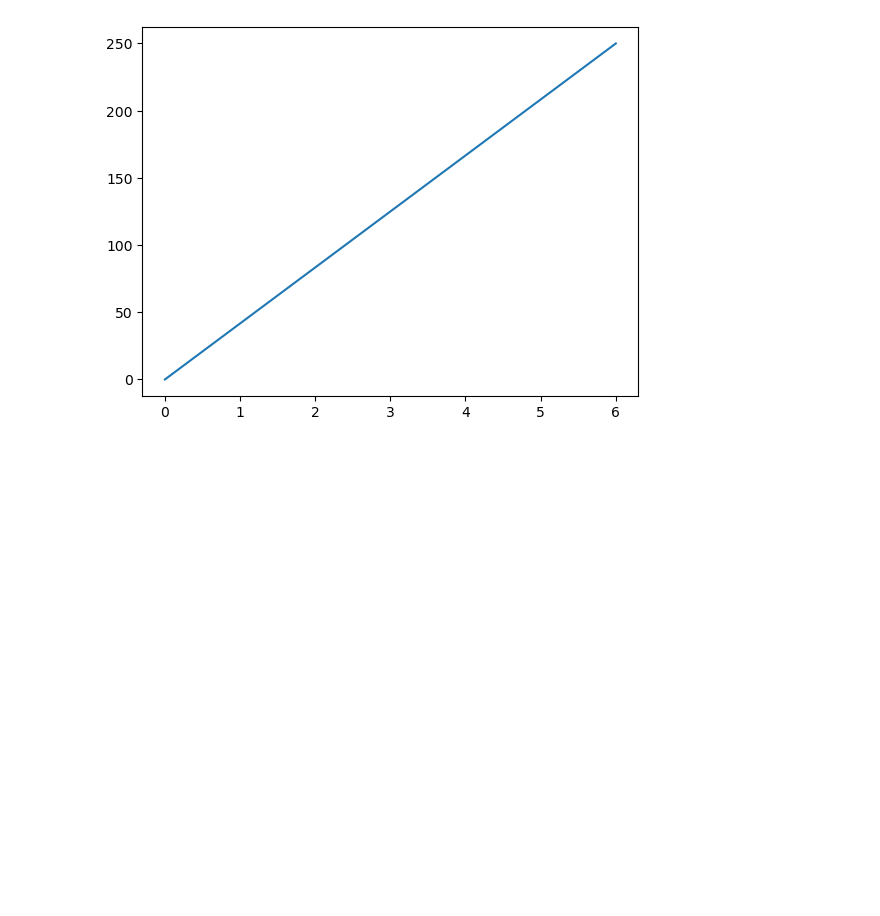
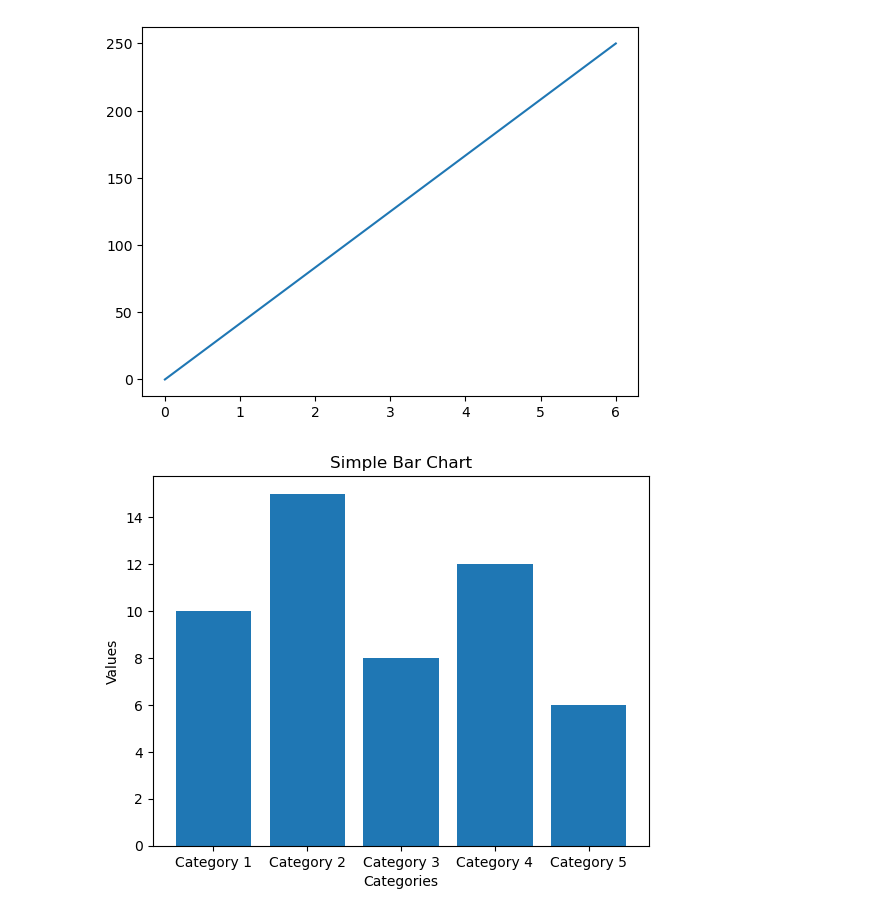
Before and after one commit to garima00112/python-matplotlib-basic, a Jupyter notebook: basic matplotlib.ipynb, the cells around one changed output. Drawn from its saved outputs; the diff is of its cells as text; code cells hidden in the pictures; blank space fills up the shorter version.

Commit message:
Bar diagram

```diff
--- a/basic matplotlib.ipynb
+++ b/basic matplotlib.ipynb
@@ -9,3 +9,23 @@ plt.plot(xpoints, ypoints)
 plt.show()
 # %% [output]
 [figure]
+# %%
+
+import matplotlib.pyplot as plt
+
+# Sample data
+categories = ['Category 1', 'Category 2', 'Category 3', 'Category 4', 'Category 5']
+values = [10, 15, 8, 12, 6]
+
+# Create a bar chart
+plt.bar(categories, values)
+
+# Add labels and title
+plt.xlabel('Categories')
+plt.ylabel('Values')
+plt.title('Simple Bar Chart')
+
+# Show the plot
+plt.show()
+# %% [output]
+[figure, added]
```
